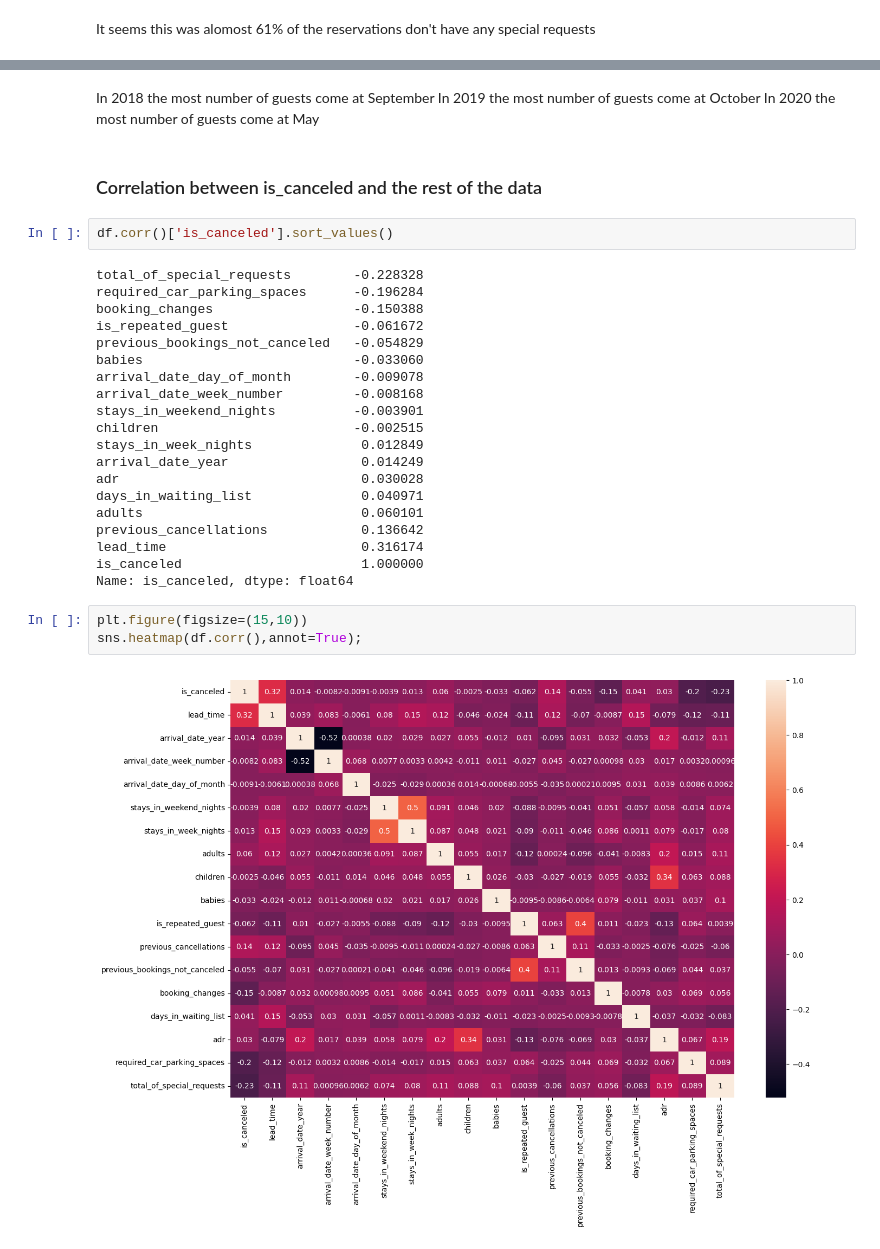
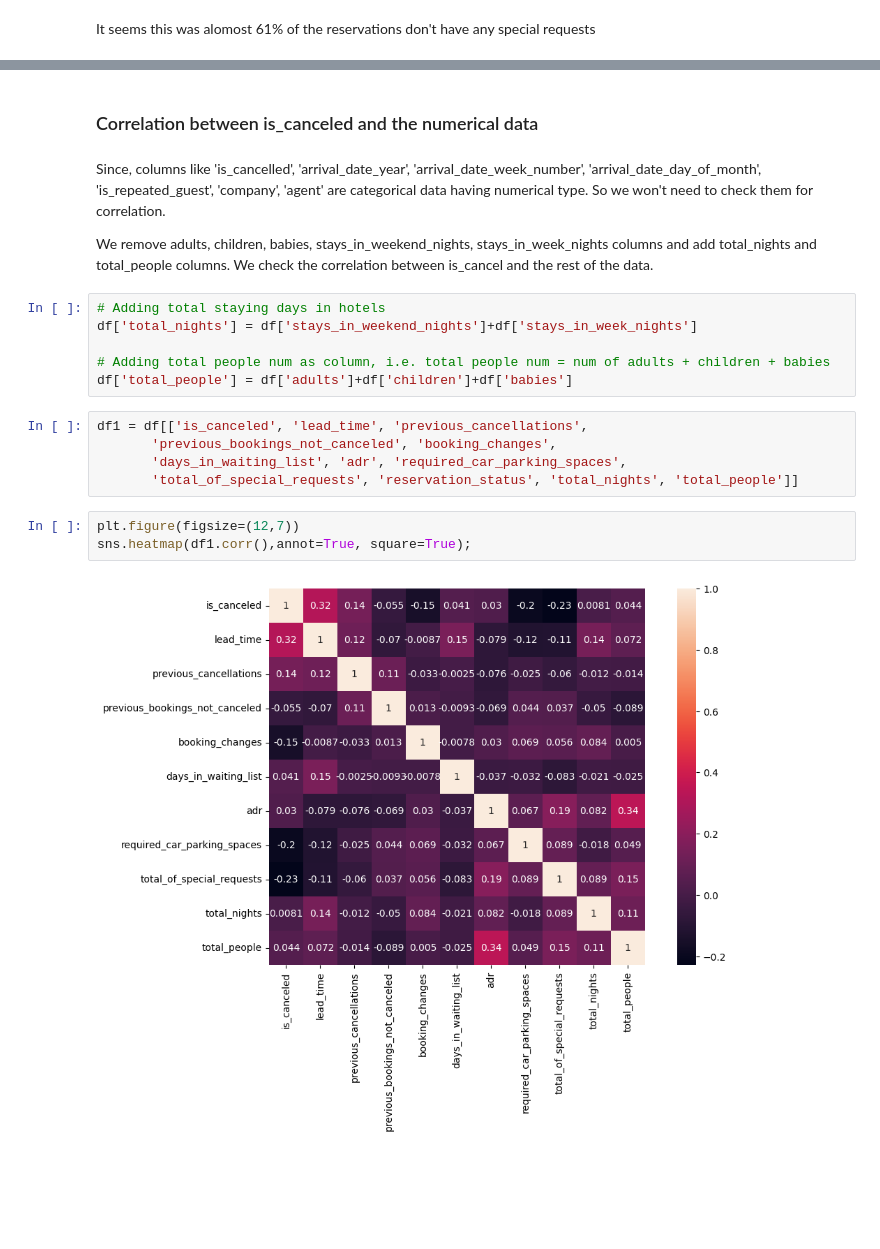
Before and after one commit to MiaPham051328/Data-Science---Assignment-1, a Jupyter notebook: Hotel Cancelling (EDA + Visualization).ipynb, the cells around one changed output, grey strips where cells are left out. Drawn from its saved outputs; the diff is of its cells as text; blank space fills up the shorter version.

```diff
--- a/Hotel Cancelling (EDA + Visualization).ipynb
+++ b/Hotel Cancelling (EDA + Visualization).ipynb
@@ -109,33 +94,22 @@ Text(0, 0.5, 'Number of guests')
-# %% [markdown]
-In 2018 the most number of guests come at September
-In 2019 the most number of guests come at October
-In 2020 the most number of guests come at May
 # %% [markdown]
-### Correlation between is_canceled and the rest of the data
+### Correlation between is_canceled and the numerical data
+# %% [markdown]
+Since, columns like 'is_cancelled', 'arrival_date_year', 'arrival_date_week_number', 'arrival_date_day_of_month', 'is_repeated_guest', 'company', 'agent' are categorical data having numerical type. So we won't need to check them for correlation.
+
+We remove adults, children, babies, stays_in_weekend_nights, stays_in_week_nights columns and add total_nights and total_people columns. We check the correlation between is_cancel and the rest of the data.
+# %%
+# Adding total staying days in hotels
+df['total_nights'] = df['stays_in_weekend_nights']+df['stays_in_week_nights']
+
+# Adding total people num as column, i.e. total people num = num of adults + children + babies
+df['total_people'] = df['adults']+df['children']+df['babies']
 # %%
-df.corr()['is_canceled'].sort_values()
+df1 = df[['is_canceled', 'lead_time', 'previous_cancellations',
+       'previous_bookings_not_canceled', 'booking_changes',
+       'days_in_waiting_list', 'adr', 'required_car_parking_spaces',
+       'total_of_special_requests', 'reservation_status', 'total_nights', 'total_people']]
-# %% [output]
-total_of_special_requests        -0.228328
-required_car_parking_spaces      -0.196284
-booking_changes                  -0.150388
-is_repeated_guest                -0.061672
-previous_bookings_not_canceled   -0.054829
-babies                           -0.033060
-arrival_date_day_of_month        -0.009078
-arrival_date_week_number         -0.008168
-stays_in_weekend_nights          -0.003901
-children                         -0.002515
-stays_in_week_nights              0.012849
-arrival_date_year                 0.014249
-adr                               0.030028
-days_in_waiting_list              0.040971
-adults                            0.060101
-previous_cancellations            0.136642
-lead_time                         0.316174
-is_canceled                       1.000000
-Name: is_canceled, dtype: float64
 # %%
-plt.figure(figsize=(15,10))
-sns.heatmap(df.corr(),annot=True);
+plt.figure(figsize=(12,7))
+sns.heatmap(df1.corr(),annot=True, square=True);
 # %% [output]
-[figure, old version]
+[figure, new version]
```
Also changed, not shown: parts of 11 cells of this notebook.
